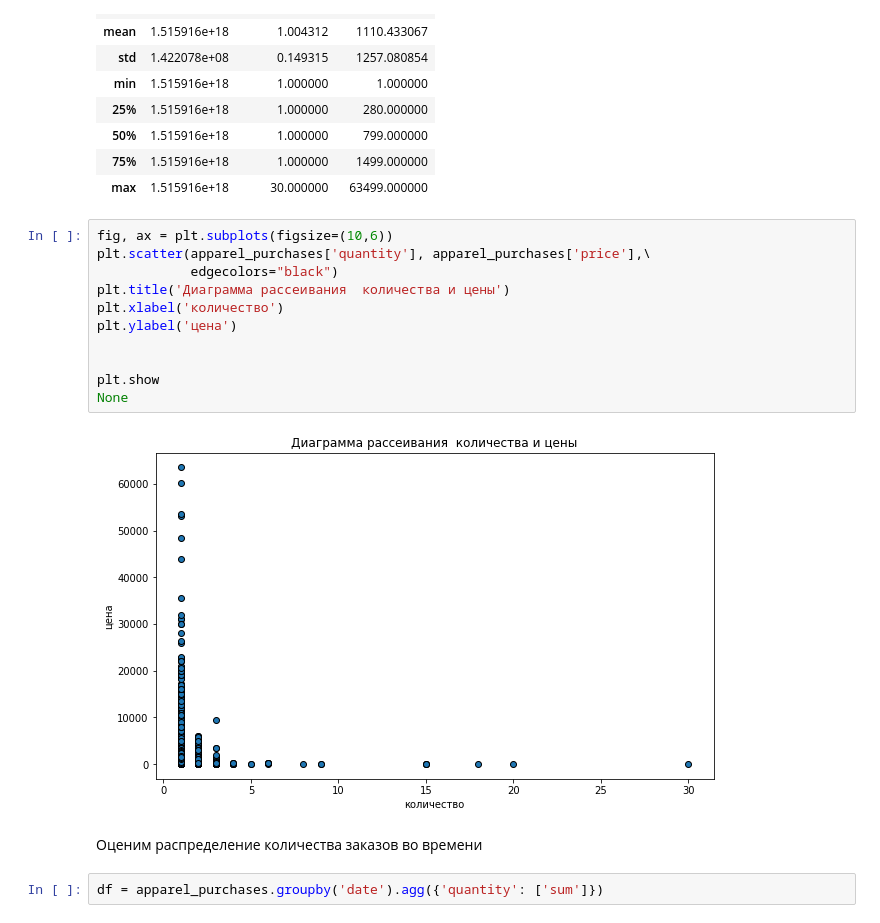
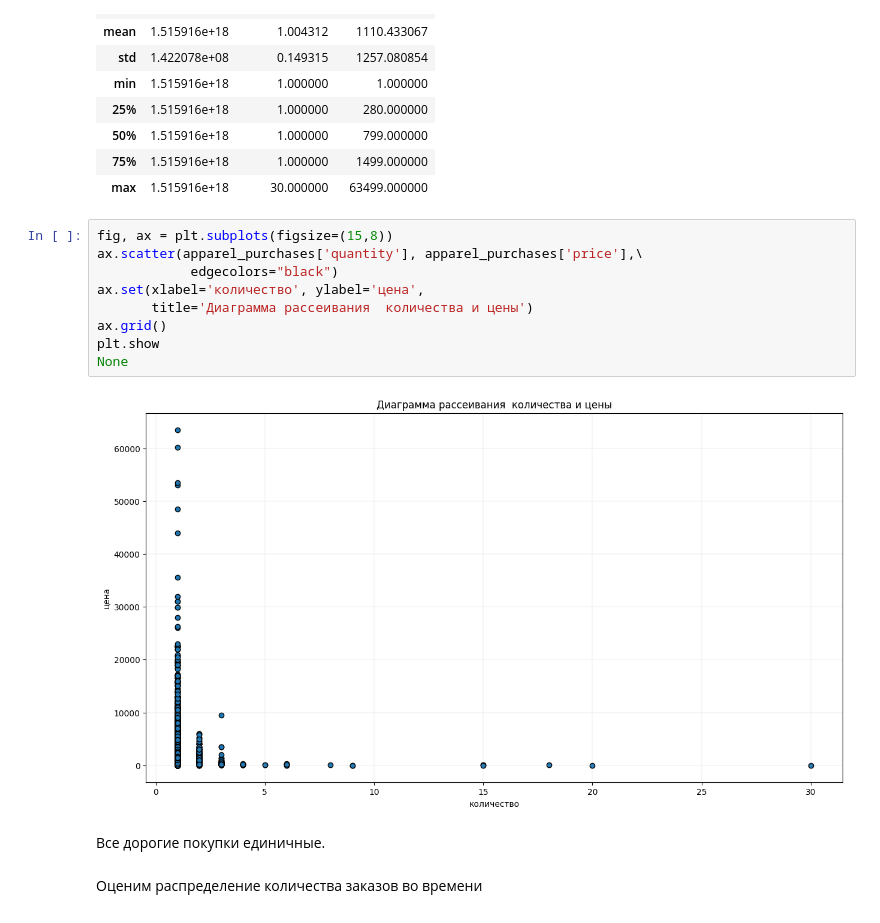
Before and after one commit to keda88/Portfolio, a Jupyter notebook: Активность ПОКУПАТЕЛЕЙ/buyer_activity.ipynb, the cells around one changed output. Saved outputs shown, nothing was run; the diff lists cells and outputs as text.

Commit message:
graphs added

```diff
--- a/Активность ПОКУПАТЕЛЕЙ/buyer_activity.ipynb
+++ b/Активность ПОКУПАТЕЛЕЙ/buyer_activity.ipynb
@@ -144,19 +145,17 @@ apparel_purchases.describe()
 | 75% | 1.515916e+18 | 1.000000 | 1499.000000 |
 | max | 1.515916e+18 | 30.000000 | 63499.000000 |
 # %%
-fig, ax = plt.subplots(figsize=(10,6))
-plt.scatter(apparel_purchases['quantity'], apparel_purchases['price'],\
+fig, ax = plt.subplots(figsize=(15,8))
+ax.scatter(apparel_purchases['quantity'], apparel_purchases['price'],\
             edgecolors="black")
-plt.title('Диаграмма рассеивания  количества и цены')
-plt.xlabel('количество')
-plt.ylabel('цена')
-
-
+ax.set(xlabel='количество', ylabel='цена',
+       title='Диаграмма рассеивания  количества и цены')
+ax.grid()
 plt.show
 None
 # %% [output]
-[figure, old version]
+[figure, new version]
+# %% [markdown]
+Все дорогие покупки единичные.
 # %% [markdown]
 Оценим распределение количества заказов во времени
-# %%
-df = apparel_purchases.groupby('date').agg({'quantity': ['sum']})
```
Also changed, not shown: parts of 37 cells of this notebook.
